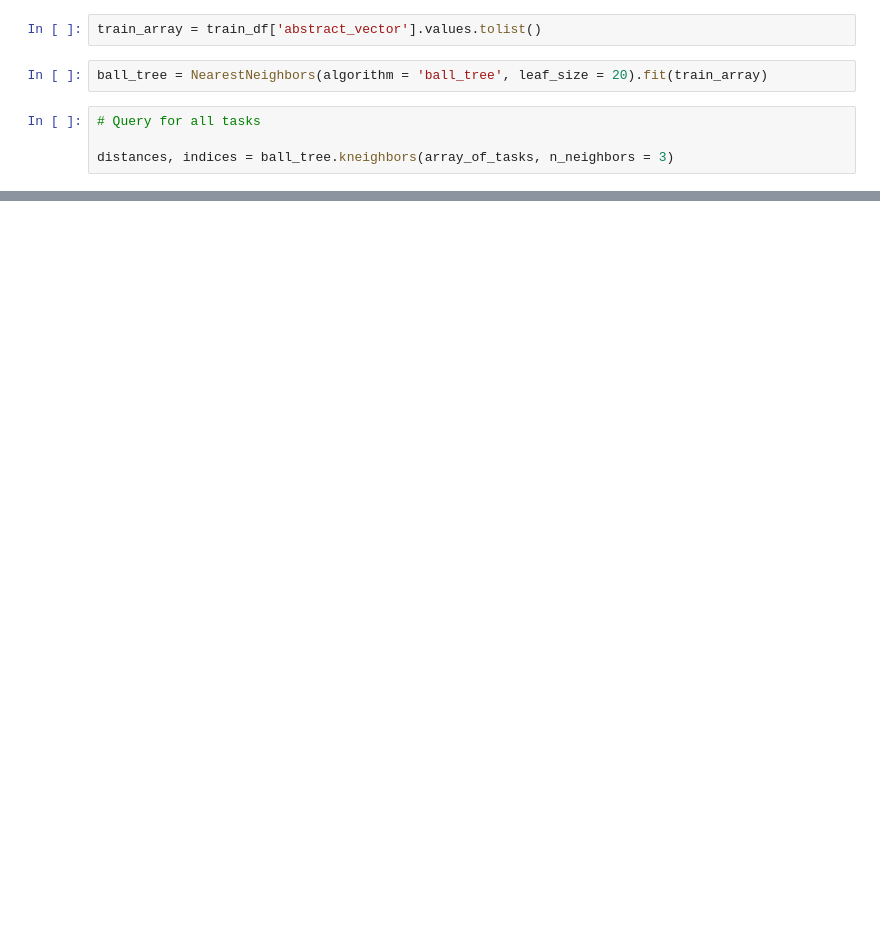
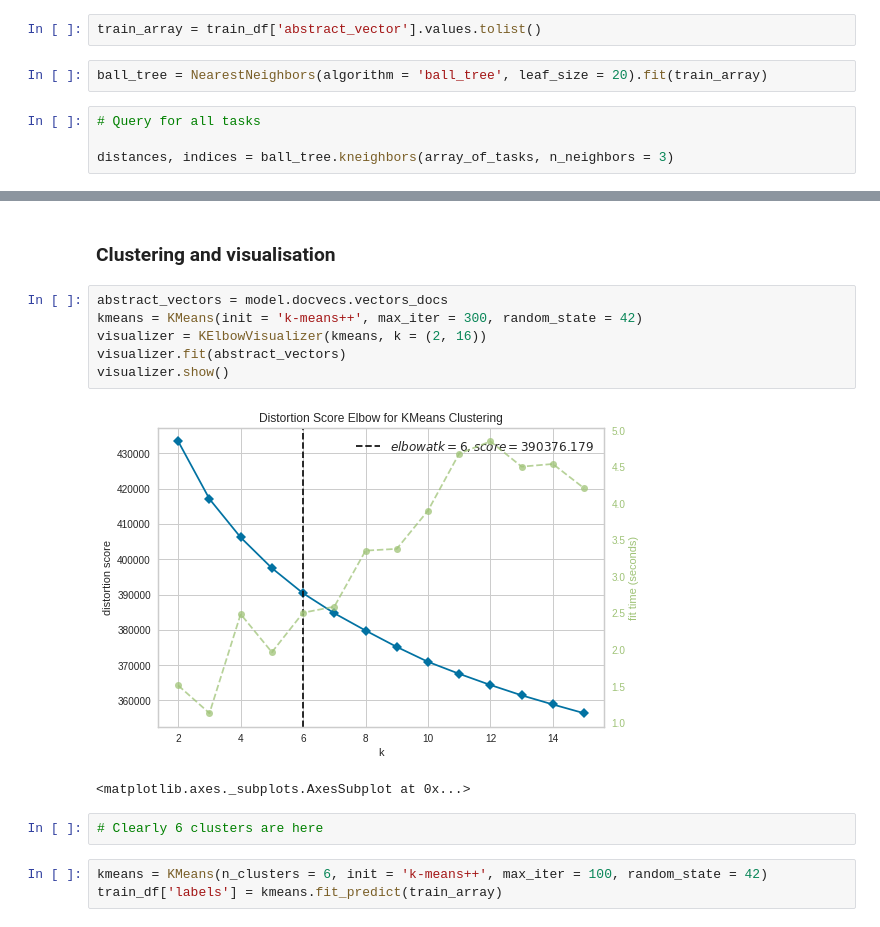
Before and after one commit to CYBINT-IN/word-embeddings, a Jupyter notebook: COVID-19 Research Data/main.ipynb, the cells around one changed output, grey strips where cells are left out. Drawn from its saved outputs; the diff is of its cells as text; blank space fills up the shorter version.

Commit message:
Data Visualization with clustering add
Signed-off-by: lordtt13 <thakurtanmay72@yahoo.com>

```diff
--- a/COVID-19 Research Data/main.ipynb
+++ b/COVID-19 Research Data/main.ipynb
@@ -199,0 +225,16 @@ for i, info in enumerate(list_of_tasks):
+# %% [markdown]
+### Clustering and visualisation
+# %%
+abstract_vectors = model.docvecs.vectors_docs
+kmeans = KMeans(init = 'k-means++', max_iter = 300, random_state = 42)
+visualizer = KElbowVisualizer(kmeans, k = (2, 16))
+visualizer.fit(abstract_vectors)
+visualizer.show()
+# %% [output]
+[figure, added]
+<matplotlib.axes._subplots.AxesSubplot at 0x...>
+# %%
+# Clearly 6 clusters are here
+# %%
+kmeans = KMeans(n_clusters = 6, init = 'k-means++', max_iter = 100, random_state = 42)
+train_df['labels'] = kmeans.fit_predict(train_array)
```
Also changed, not shown: parts of 5 cells of this notebook.
